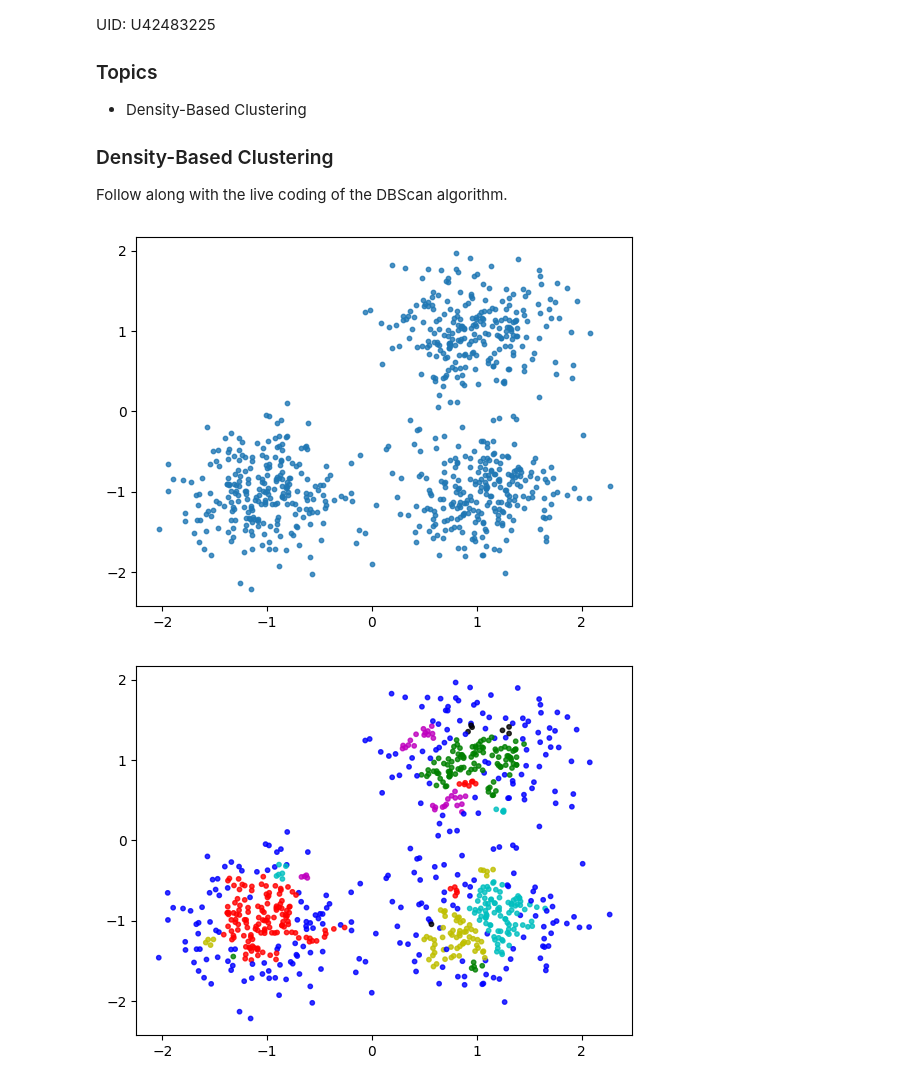
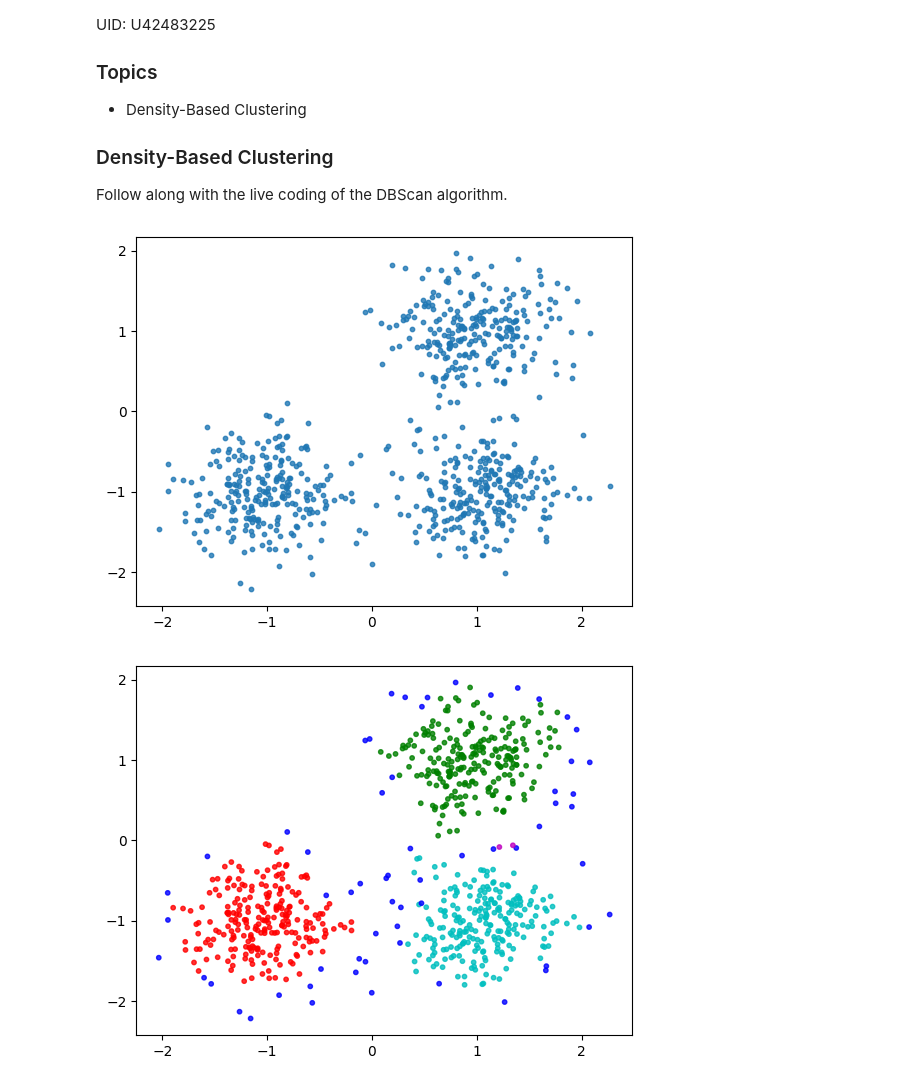
Before and after one commit to munirsidd/cs506, a Jupyter notebook: Worksheets/worksheet_07.ipynb, the cells around one changed output. Drawn from its saved outputs; the diff is of its cells as text; code cells hidden in the pictures.

```diff
--- a/Worksheets/worksheet_07.ipynb
+++ b/Worksheets/worksheet_07.ipynb
@@ -53,32 +53,32 @@ class DBC():
                 continue
 
             self.assignments[i] = cluster_num
 
             if self.is_core(next_candidate):
                 self.assignments[next_candidate] = cluster_num
                 next_neighborhood = self.get_neighborhood(next_candidate)
                 neighbor_queue += [i for i in next_neighborhood if self.assignments[i] == 0]
 
         return
 
     def dbscan(self):
         """
         returns a list of assignments. The index of the
         assignment should match the index of the data point
         in the dataset.
         """
         cluster_num = 1
         for i in range(len(self.dataset)):
             if self.is_core(i) and self.assignments[i] == 0:
                 self.assign(i, cluster_num)
                 cluster_num += 1
         return self.assignments
 
-clustering = DBC(X, 3, .1).dbscan()
+clustering = DBC(X, 3, .2).dbscan()
 colors = np.array([x for x in 'bgrcmykbgrcmykbgrcmykbgrcmyk'])
 colors = np.hstack([colors] * 20)
 plt.scatter(X[:, 0], X[:, 1], color=colors[clustering].tolist(), s=10, alpha=0.8)
 plt.show()
 # %% [output]
 [figure]
-[figure, old version]
+[figure, new version]
```
